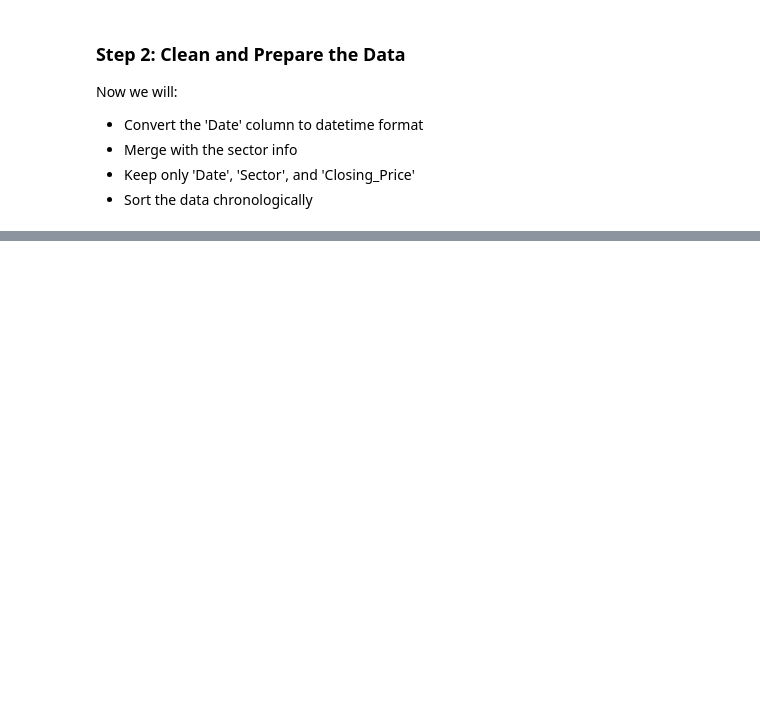
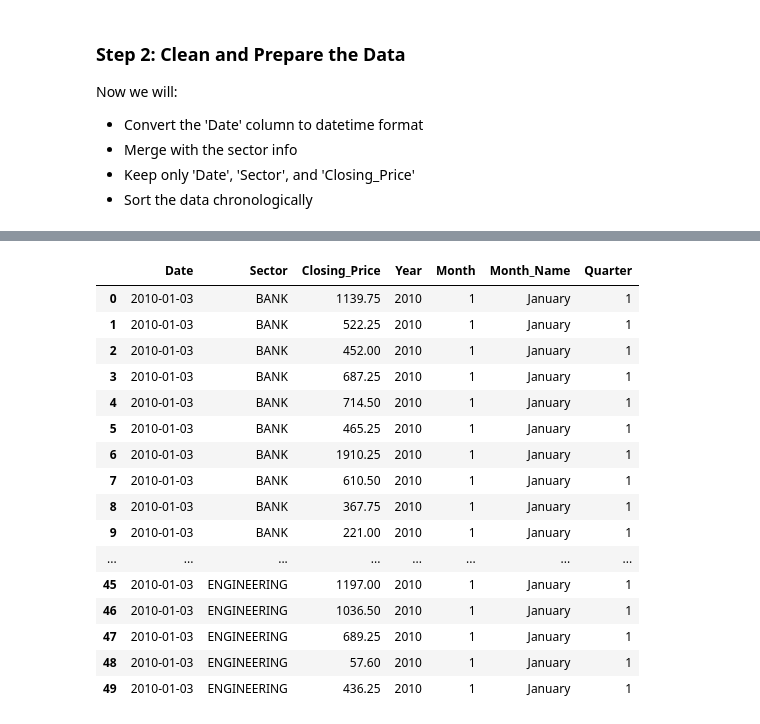
Before and after one commit to AsifZaman777/Sectoral-performance-prediction, a Jupyter notebook: SPF.ipynb, the cells around one changed output, grey strips where cells are left out. Saved outputs shown, nothing was run; the diff lists cells and outputs as text; code cells hidden in the pictures; blank space fills up the shorter version.

```diff
--- a/SPF.ipynb
+++ b/SPF.ipynb
@@ -82,0 +98,27 @@ clean_df.head(50)
+# %%
+# Extract time-based features from the Date column
+clean_df['Year'] = clean_df['Date'].dt.year
+clean_df['Month'] = clean_df['Date'].dt.month
+clean_df['Month_Name'] = clean_df['Date'].dt.month_name()
+clean_df['Quarter'] = clean_df['Date'].dt.quarter
+
+# Preview the updated DataFrame
+clean_df.head(50)
+# %% [output]
+|  | Date | Sector | Closing_Price | Year | Month | Month_Name | Quarter |
+| 0 | 2010-01-03 | BANK | 1139.75 | 2010 | 1 | January | 1 |
+| 1 | 2010-01-03 | BANK | 522.25 | 2010 | 1 | January | 1 |
+| 2 | 2010-01-03 | BANK | 452.00 | 2010 | 1 | January | 1 |
+| 3 | 2010-01-03 | BANK | 687.25 | 2010 | 1 | January | 1 |
+| 4 | 2010-01-03 | BANK | 714.50 | 2010 | 1 | January | 1 |
+| 5 | 2010-01-03 | BANK | 465.25 | 2010 | 1 | January | 1 |
+| 6 | 2010-01-03 | BANK | 1910.25 | 2010 | 1 | January | 1 |
+| 7 | 2010-01-03 | BANK | 610.50 | 2010 | 1 | January | 1 |
+| 8 | 2010-01-03 | BANK | 367.75 | 2010 | 1 | January | 1 |
+| 9 | 2010-01-03 | BANK | 221.00 | 2010 | 1 | January | 1 |
+| ... | ... | ... | ... | ... | ... | ... | ... |
+| 45 | 2010-01-03 | ENGINEERING | 1197.00 | 2010 | 1 | January | 1 |
+| 46 | 2010-01-03 | ENGINEERING | 1036.50 | 2010 | 1 | January | 1 |
+| 47 | 2010-01-03 | ENGINEERING | 689.25 | 2010 | 1 | January | 1 |
+| 48 | 2010-01-03 | ENGINEERING | 57.60 | 2010 | 1 | January | 1 |
+| 49 | 2010-01-03 | ENGINEERING | 436.25 | 2010 | 1 | January | 1 |
```
Also changed, not shown: parts of 7 cells of this notebook.
